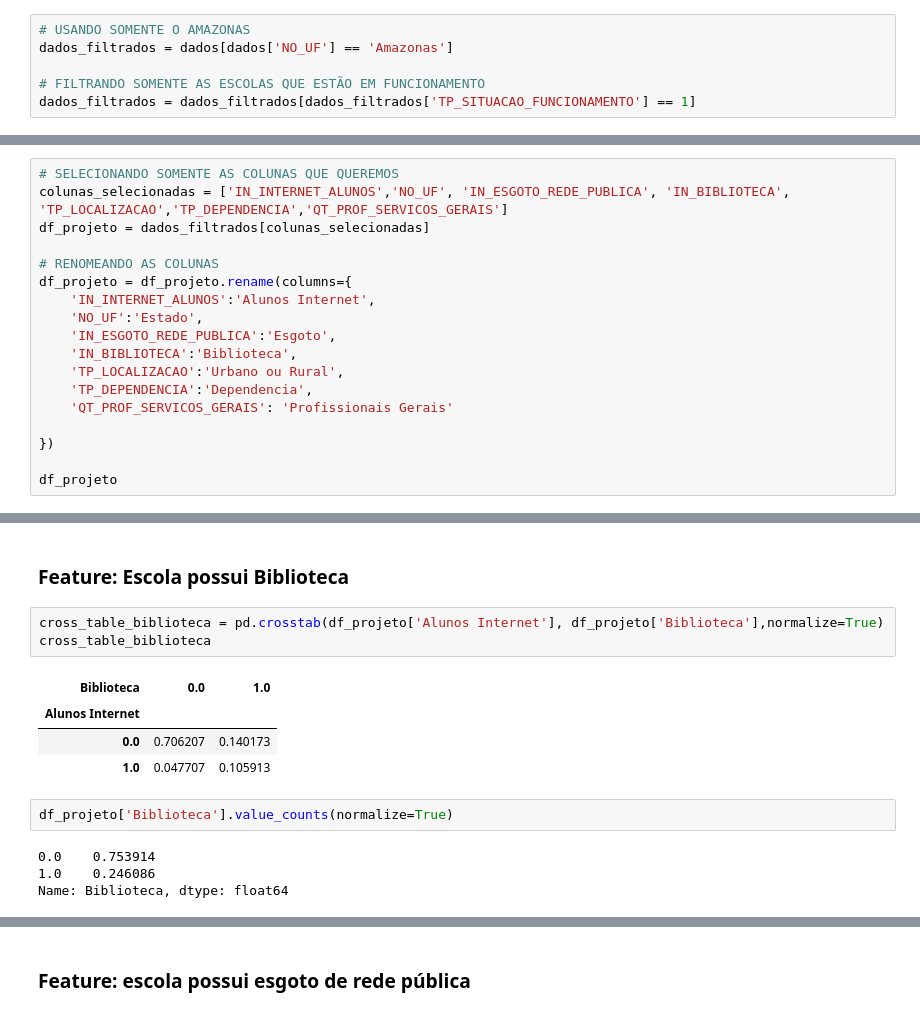
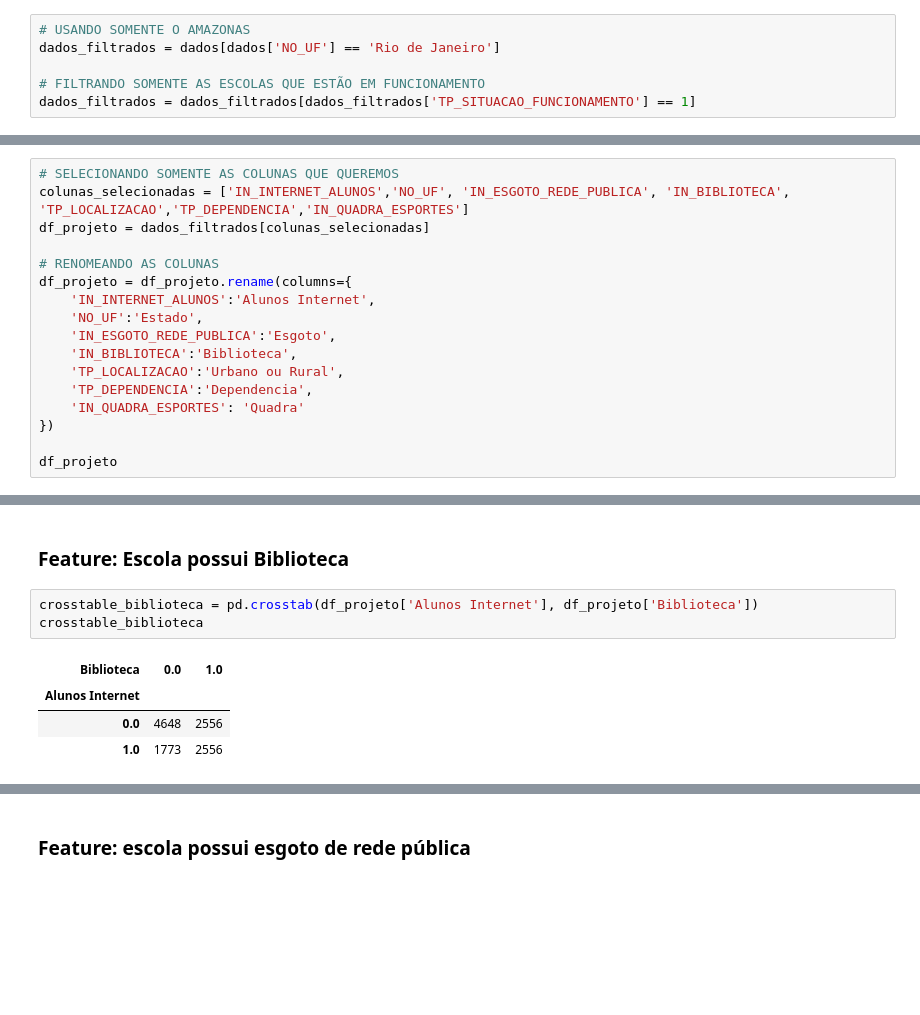
Before and after one commit to joaolindenberg/P2_CEDA2, a Jupyter notebook: main.ipynb, the cells around one changed output, grey strips where cells are left out. Saved outputs shown, nothing was run; the diff lists cells and outputs as text; blank space fills up the shorter version.

```diff
--- a/main.ipynb
+++ b/main.ipynb
@@ -77,7 +78,7 @@ dados.describe()
 8 rows × 369 columns
 # %%
 # USANDO SOMENTE O AMAZONAS
-dados_filtrados = dados[dados['NO_UF'] == 'Amazonas']
+dados_filtrados = dados[dados['NO_UF'] == 'Rio de Janeiro']
 
 # FILTRANDO SOMENTE AS ESCOLAS QUE ESTÃO EM FUNCIONAMENTO
 dados_filtrados = dados_filtrados[dados_filtrados['TP_SITUACAO_FUNCIONAMENTO'] == 1]
@@ -176,7 +177,7 @@ Legenda:
 </h3>
 # %%
 # SELECIONANDO SOMENTE AS COLUNAS QUE QUEREMOS
-colunas_selecionadas = ['IN_INTERNET_ALUNOS','NO_UF', 'IN_ESGOTO_REDE_PUBLICA', 'IN_BIBLIOTECA', 'TP_LOCALIZACAO','TP_DEPENDENCIA','QT_PROF_SERVICOS_GERAIS']
+colunas_selecionadas = ['IN_INTERNET_ALUNOS','NO_UF', 'IN_ESGOTO_REDE_PUBLICA', 'IN_BIBLIOTECA', 'TP_LOCALIZACAO','TP_DEPENDENCIA','IN_QUADRA_ESPORTES']
 df_projeto = dados_filtrados[colunas_selecionadas]
 
 # RENOMEANDO AS COLUNAS
@@ -187,8 +188,7 @@ df_projeto = df_projeto.rename(columns={
     'IN_BIBLIOTECA':'Biblioteca',
     'TP_LOCALIZACAO':'Urbano ou Rural',
     'TP_DEPENDENCIA':'Dependencia',
-    'QT_PROF_SERVICOS_GERAIS': 'Profissionais Gerais'
-
+    'IN_QUADRA_ESPORTES': 'Quadra'
 })
 
 df_projeto
@@ -294,16 +298,10 @@ plt.show()
 # %% [markdown]
 ### Feature: Escola possui Biblioteca
 # %%
-cross_table_biblioteca = pd.crosstab(df_projeto['Alunos Internet'], df_projeto['Biblioteca'],normalize=True)
-cross_table_biblioteca
+crosstable_biblioteca = pd.crosstab(df_projeto['Alunos Internet'], df_projeto['Biblioteca'])
+crosstable_biblioteca
 # %% [output]
 | Biblioteca | 0.0 | 1.0 |
 | Alunos Internet |  |  |
-| 0.0 | 0.706207 | 0.140173 |
-| 1.0 | 0.047707 | 0.105913 |
+| 0.0 | 4648 | 2556 |
+| 1.0 | 1773 | 2556 |
-# %%
-df_projeto['Biblioteca'].value_counts(normalize=True)
-# %% [output]
-0.0    0.753914
-1.0    0.246086
-Name: Biblioteca, dtype: float64
```
Also changed, not shown: parts of 25 cells of this notebook.
